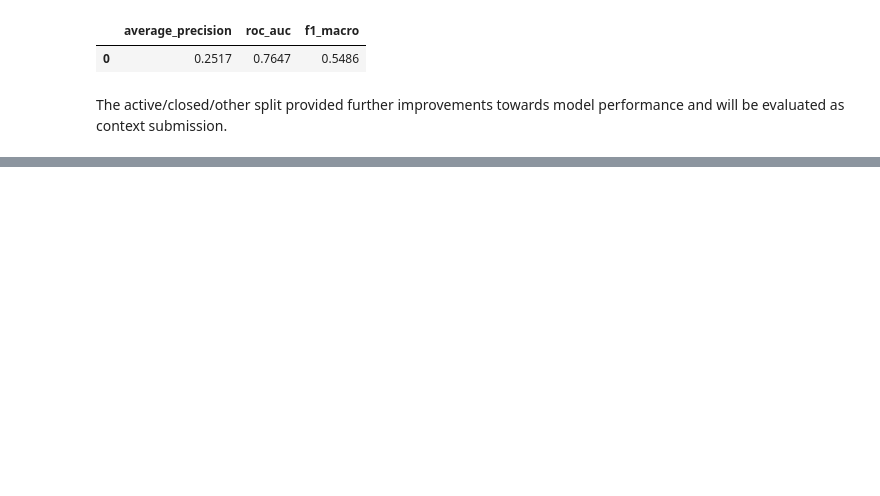
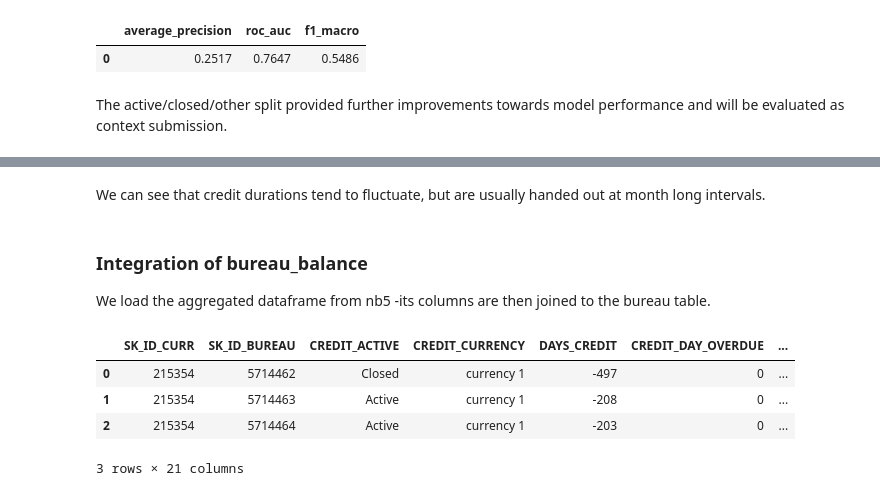
Before and after one commit to Sauciu1/defaulting-risk, a Jupyter notebook: notebooks/nb6_bureau.ipynb, the cells around one changed output, grey strips where cells are left out. Saved outputs shown, nothing was run; the diff lists cells and outputs as text; code cells hidden in the pictures; blank space fills up the shorter version.

```diff
--- a/notebooks/nb6_bureau.ipynb
+++ b/notebooks/nb6_bureau.ipynb
@@ -321,0 +375,30 @@ The active/closed/other split provided further improvements towards model perfor
+# %% [markdown]
+We can see that credit durations tend to fluctuate, but are usually handed out at month long intervals.
+# %% [markdown]
+### Integration of bureau_balance
+We load the aggregated dataframe from nb5 -its columns are then joined to the bureau table.
+# %%
+def add_bureau_balance(bureau_df) -> pd.DataFrame:
+    """Adds bureau balance aggregated data to bureau dataframe"""
+
+    balance_df = joblib.load("data/processed/bureau_balance_aggregated.pkl")
+    balance_df = balance_df[["f_1", "f_0", "bad_payments"]]
+
+    balance_df.columns = ["SK_ID_BUREAU"] + ["bur_bal_"+col for col in balance_df.columns[1:]]
+
+    balance_df["SK_ID_BUREAU"] = balance_df["SK_ID_BUREAU"].astype(str)
+    df = pd.merge(
+        bureau_df, balance_df, on="SK_ID_BUREAU", how="left"
+    )
+    return df
+
+bureau_df = add_bureau_balance(bureau_df)
+display(bureau_df.head(3))
+metrics_dict["bur_bal_bad_payments"] = ["sum", "mean", "max", "min"]
+metrics_dict["bur_bal_f_0"] = ["onehot_count"]
+# %% [output]
+|  | SK_ID_CURR | SK_ID_BUREAU | CREDIT_ACTIVE | CREDIT_CURRENCY | DAYS_CREDIT | CREDIT_DAY_OVERDUE | ... |
+| 0 | 215354 | 5714462 | Closed | currency 1 | -497 | 0 | ... |
+| 1 | 215354 | 5714463 | Active | currency 1 | -208 | 0 | ... |
+| 2 | 215354 | 5714464 | Active | currency 1 | -203 | 0 | ... |
+3 rows × 21 columns
```
Also changed, not shown: parts of 31 cells of this notebook, 6 other files.
